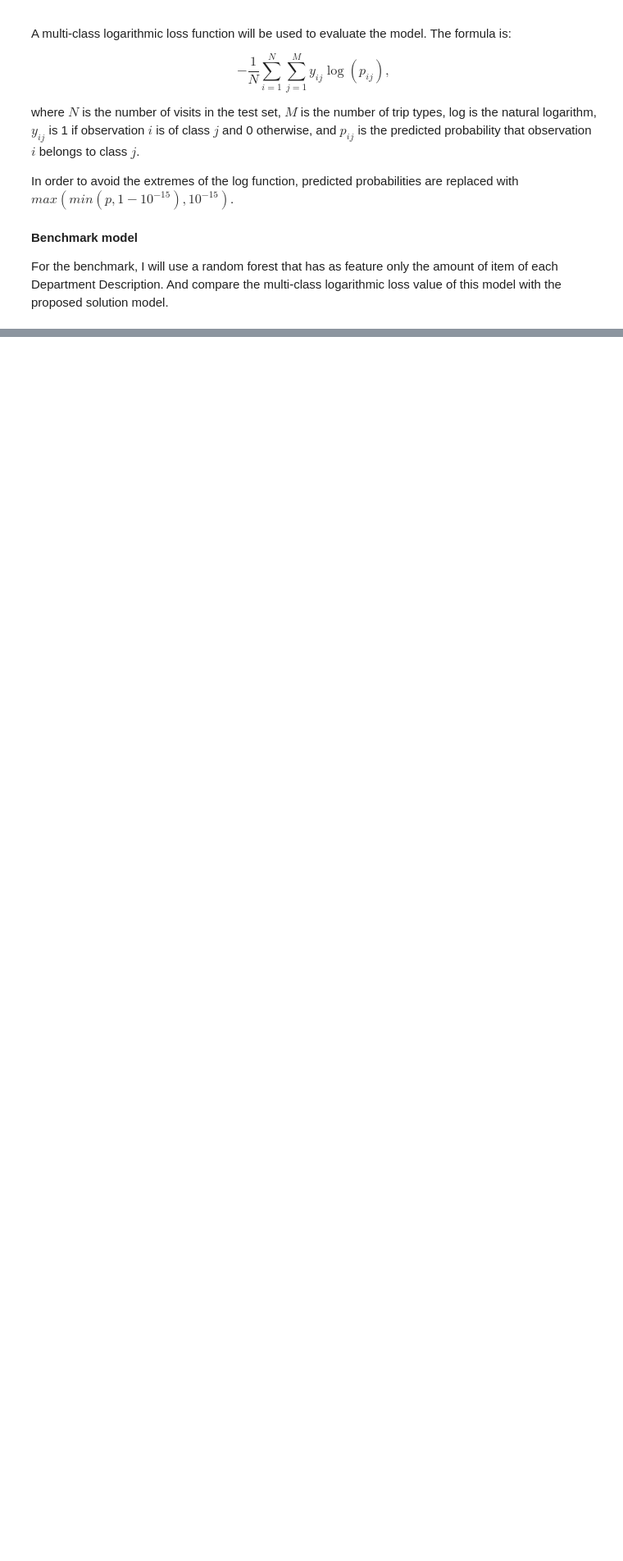
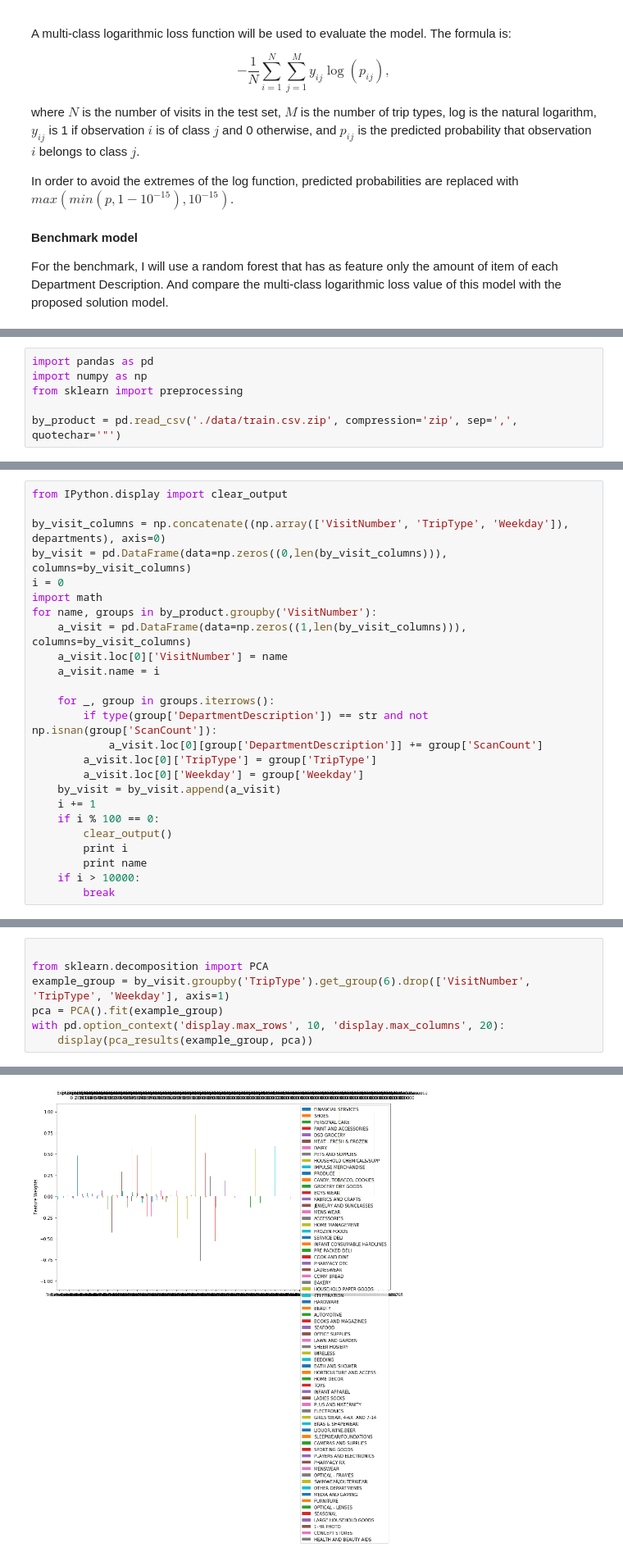
Before and after one commit to prosanes/machine-learning, a Jupyter notebook: projects/capstone/capstone_report.ipynb, the cells around one changed output, grey strips where cells are left out. Shown at 82% size. Drawn from its saved outputs; the diff is of its cells as text; blank space fills up the shorter version.

```diff
--- a/projects/capstone/capstone_report.ipynb
+++ b/projects/capstone/capstone_report.ipynb
@@ -115,0 +101,6 @@ In this section, you will need to provide a clearly defined benchmark result or
+# %%
+import pandas as pd
+import numpy as np
+from sklearn import preprocessing
+
+by_product = pd.read_csv('./data/train.csv.zip', compression='zip', sep=',', quotechar='"')
@@ -115,0 +151,25 @@ In this section, you will need to provide a clearly defined benchmark result or
+# %%
+from IPython.display import clear_output
+
+by_visit_columns = np.concatenate((np.array(['VisitNumber', 'TripType', 'Weekday']), departments), axis=0)
+by_visit = pd.DataFrame(data=np.zeros((0,len(by_visit_columns))), columns=by_visit_columns)
+i = 0
+import math
+for name, groups in by_product.groupby('VisitNumber'):
+    a_visit = pd.DataFrame(data=np.zeros((1,len(by_visit_columns))), columns=by_visit_columns)
+    a_visit.loc[0]['VisitNumber'] = name
+    a_visit.name = i
+
+    for _, group in groups.iterrows():
+        if type(group['DepartmentDescription']) == str and not np.isnan(group['ScanCount']):
+            a_visit.loc[0][group['DepartmentDescription']] += group['ScanCount']
+        a_visit.loc[0]['TripType'] = group['TripType']
+        a_visit.loc[0]['Weekday'] = group['Weekday']
+    by_visit = by_visit.append(a_visit)
+    i += 1
+    if i % 100 == 0:
+        clear_output()
+        print i
+        print name
+    if i > 10000:
+        break
@@ -115,0 +295,8 @@ In this section, you will need to provide a clearly defined benchmark result or
+# %%
+
+from sklearn.decomposition import PCA
+example_group = by_visit.groupby('TripType').get_group(6).drop(['VisitNumber', 'TripType', 'Weekday'], axis=1)
+pca = PCA().fit(example_group)
+with pd.option_context('display.max_rows', 10, 'display.max_columns', 20):
+    display(pca_results(example_group, pca))
+# %% [output]
@@ -115,0 +316 @@ In this section, you will need to provide a clearly defined benchmark result or
+[figure, added]
```
Also changed, not shown: parts of 16 cells of this notebook, 1 other file.
